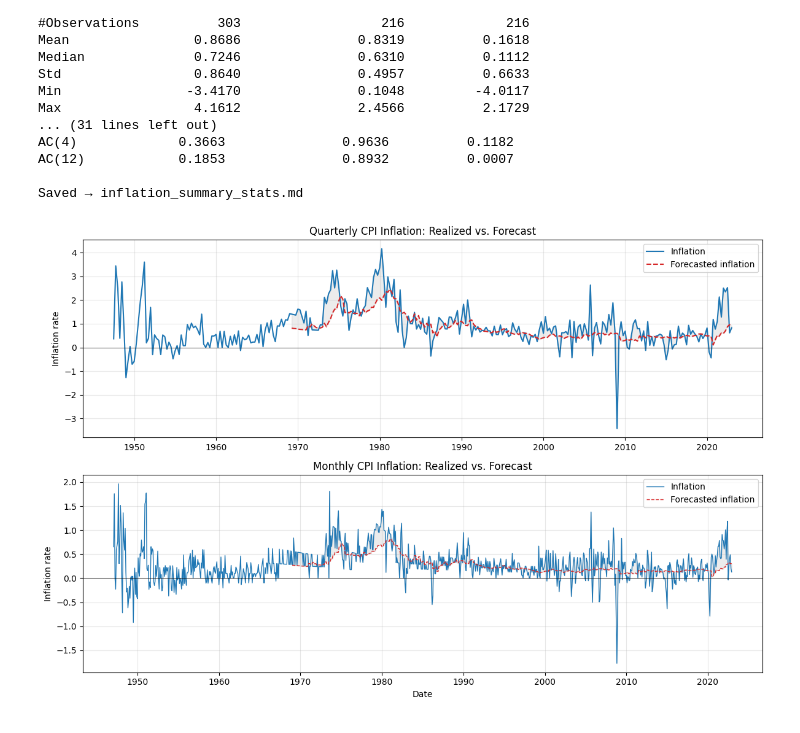
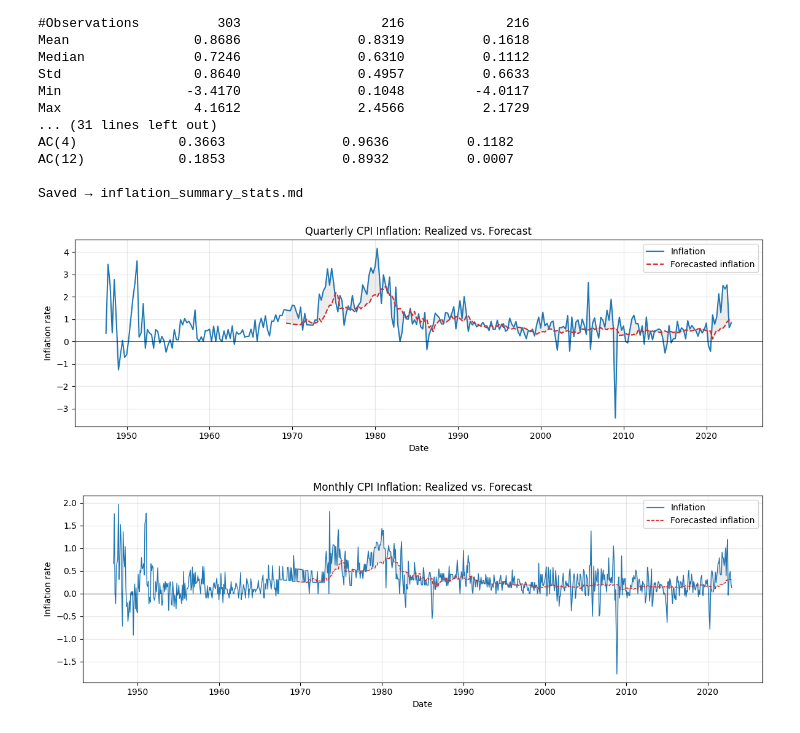
Before and after one commit to HSun3370/Inflation_Dynamics, a Jupyter notebook: DataSummary/DataSummary.ipynb, the cells around one changed output. Drawn from its saved outputs; the diff is of its cells as text; code cells hidden in the pictures.

Commit message:
complete data summary section

```diff
--- a/DataSummary/DataSummary.ipynb
+++ b/DataSummary/DataSummary.ipynb
@@ -168,64 +168,61 @@ Saved → inflation_summary_stats.md
 # %%
 import matplotlib.pyplot as plt
 import pandas as pd
 from pathlib import Path
 
 # Load Excel
 excel_path = Path.cwd() / 'Aggregate_CPI_inflation_20230513.xls'
 xls = pd.ExcelFile(excel_path)
-
 data_quarter = xls.parse(xls.sheet_names[0], skiprows=2)
 data_month   = xls.parse(xls.sheet_names[1], skiprows=2)
-
 data_quarter.columns = ['Year', 'Quarter', 'Price index', 'Inflation', 'Forecasted inflation', 'Inflation shock']
 data_month.columns   = ['Year', 'Month',   'Price index', 'Inflation', 'Forecasted inflation', 'Inflation shock']
 
 # Datetime index
 data_quarter.index = pd.PeriodIndex.from_fields(
     year=data_quarter['Year'], quarter=data_quarter['Quarter'], freq='Q'
 ).to_timestamp(how='end').normalize()
-
 data_month.index = pd.to_datetime(data_month[['Year', 'Month']].assign(day=1))
 
+# ---- Figure 1: Quarterly ----
+fig1, ax1 = plt.subplots(figsize=(12, 4))
+ax1.plot(data_quarter.index, data_quarter['Inflation'],
+         label='Inflation', color='#1f77b4', linewidth=1.5)
+ax1.plot(data_quarter.index, data_quarter['Forecasted inflation'],
+         label='Forecasted inflation', color='#d62728', linewidth=1.5, linestyle='--')
+ax1.fill_between(data_quarter.index,
+                 data_quarter['Inflation'],
+                 data_quarter['Forecasted inflation'],
+                 alpha=0.15, color='gray')
+ax1.axhline(0, color='black', linewidth=0.5)
+ax1.set_title('Quarterly CPI Inflation: Realized vs. Forecast')
+ax1.set_ylabel('Inflation rate')
+ax1.set_xlabel('Date')
+ax1.legend(loc='upper right')
+ax1.grid(True, alpha=0.3)
+fig1.tight_layout()
+fig1.savefig('cpi_inflation_quarterly.png', dpi=300, bbox_inches='tight')
 
-fig, axes = plt.subplots(2, 1, figsize=(12, 8), sharex=False)
+# ---- Figure 2: Monthly ----
+fig2, ax2 = plt.subplots(figsize=(12, 4))
+ax2.plot(data_month.index, data_month['Inflation'],
+         label='Inflation', color='#1f77b4', linewidth=1.0)
+ax2.plot(data_month.index, data_month['Forecasted inflation'],
+         label='Forecasted inflation', color='#d62728', linewidth=1.0, linestyle='--')
+ax2.fill_between(data_month.index,
+                 data_month['Inflation'],
+                 data_month['Forecasted inflation'],
+                 alpha=0.15, color='gray')
+ax2.axhline(0, color='black', linewidth=0.5)
+ax2.set_title('Monthly CPI Inflation: Realized vs. Forecast')
+ax2.set_ylabel('Inflation rate')
+ax2.set_xlabel('Date')
+ax2.legend(loc='upper right')
+ax2.grid(True, alpha=0.3)
+fig2.tight_layout()
+fig2.savefig('cpi_inflation_monthly.png', dpi=300, bbox_inches='tight')
 
-# Quarterly
-ax = axes[0]
-ax.plot(data_quarter.index, data_quarter['Inflation'],
-        label='Inflation', color='#1f77b4', linewidth=1.5)
-ax.plot(data_quarter.index, data_quarter['Forecasted inflation'],
-        label='Forecasted inflation', color='#d62728', linewidth=1.5, linestyle='--')
-ax.fill_between(data_quarter.index,
-                data_quarter['Inflation'],
-                data_quarter['Forecasted inflation'],
-                alpha=0.15, color='gray')
-ax.axhline(0, color='black', linewidth=0.5)
-ax.set_title('Quarterly CPI Inflation: Realized vs. Forecast')
-ax.set_ylabel('Inflation rate')
-ax.legend(loc='upper right')
-ax.grid(True, alpha=0.3)
-
-# Monthly
-ax = axes[1]
-ax.plot(data_month.index, data_month['Inflation'],
-        label='Inflation', color='#1f77b4', linewidth=1.0)
-ax.plot(data_month.index, data_month['Forecasted inflation'],
-        label='Forecasted inflation', color='#d62728', linewidth=1.0, linestyle='--')
-ax.fill_between(data_month.index,
-                data_month['Inflation'],
-                data_month['Forecasted inflation'],
-                alpha=0.15, color='gray')
-ax.axhline(0, color='black', linewidth=0.5)
-ax.set_title('Monthly CPI Inflation: Realized vs. Forecast')
-ax.set_ylabel('Inflation rate')
-ax.set_xlabel('Date')
-ax.legend(loc='upper right')
-ax.grid(True, alpha=0.3)
-
-plt.tight_layout()
-
-plt.savefig('cpi_inflation.png', dpi=300, bbox_inches='tight')
 plt.show()
 # %% [output]
-[figure, old version]
+[figure, new version]
+[figure, added]
```
Also changed, not shown: parts of 1 cell of this notebook, 8 other files.
